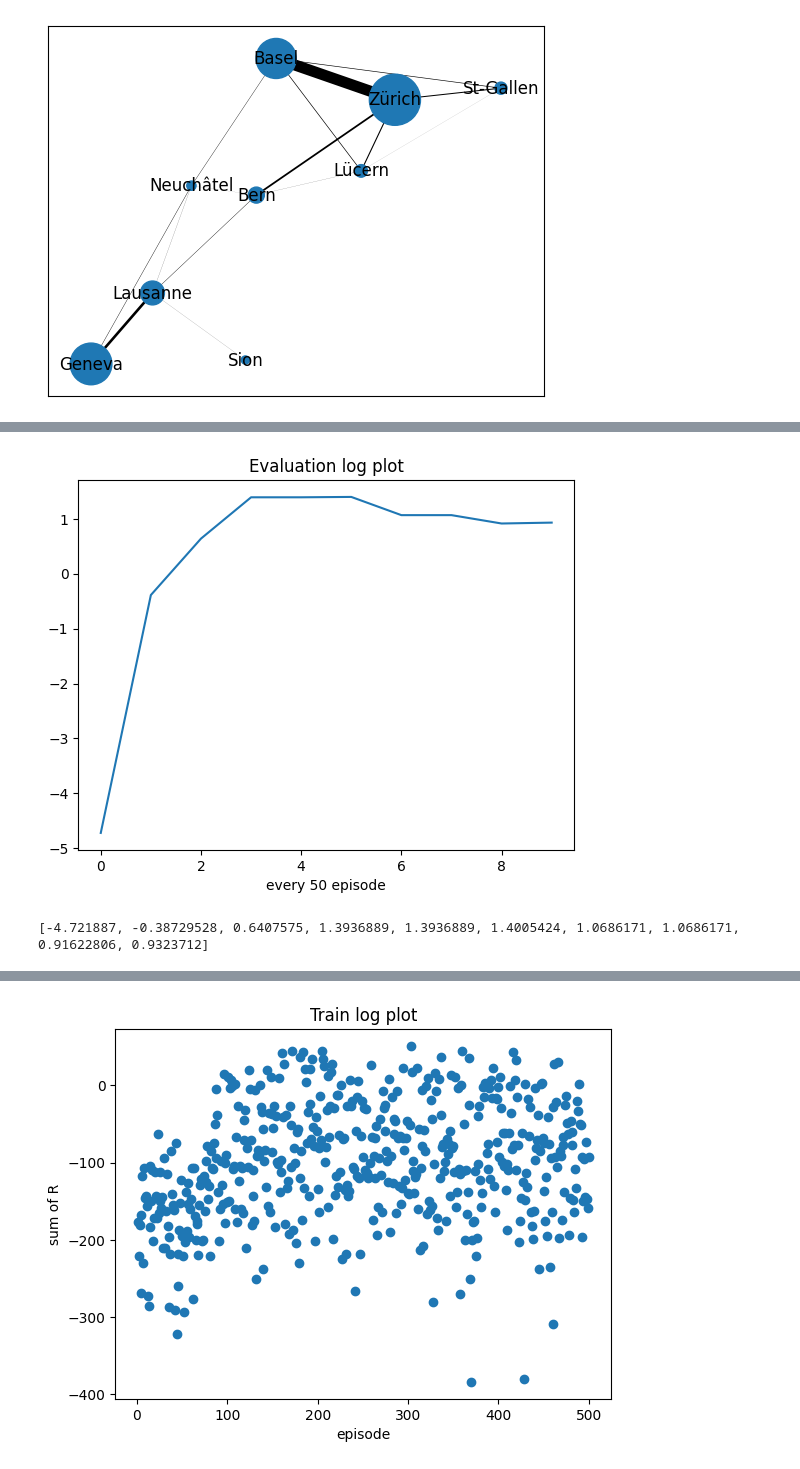
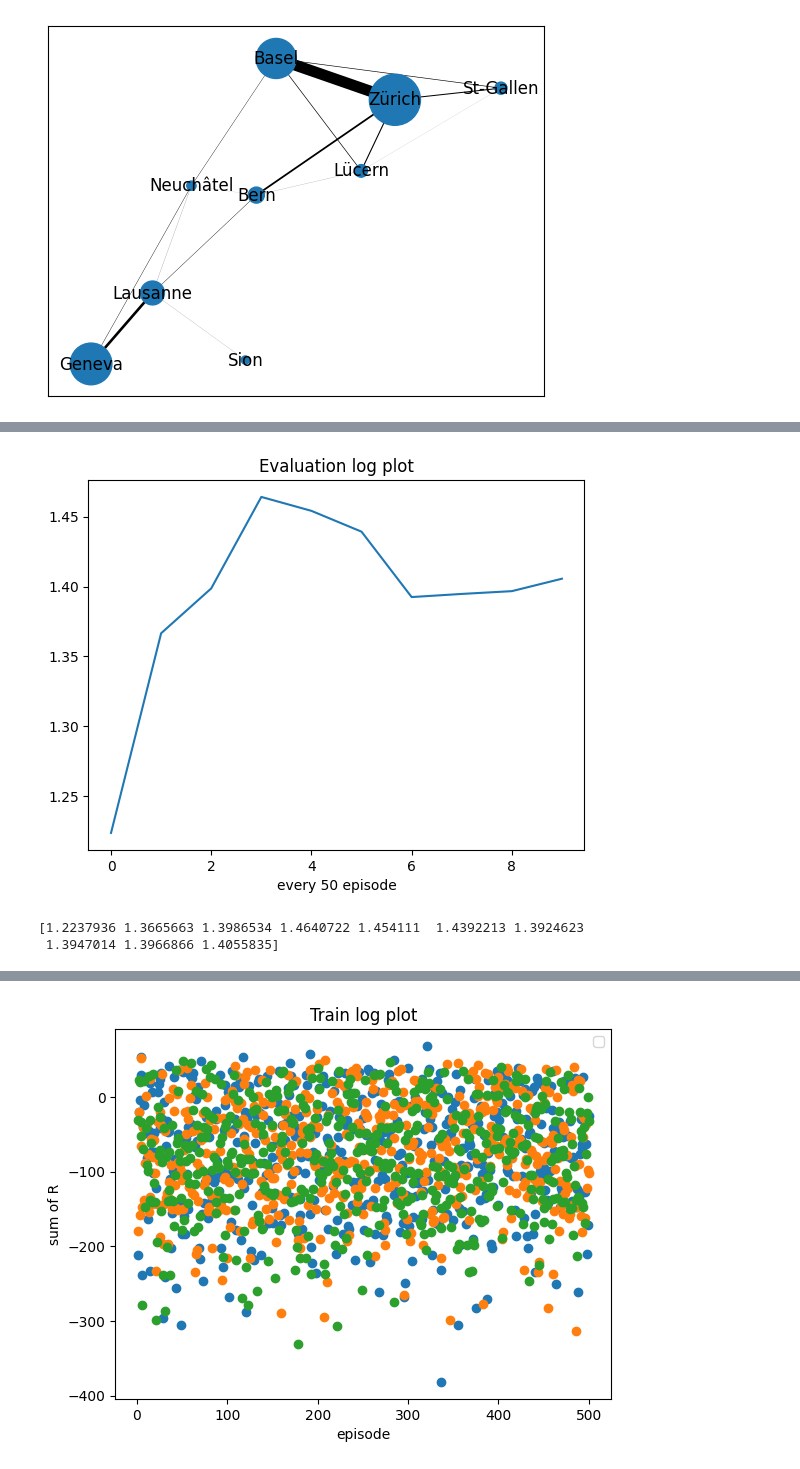
Before and after one commit to dariayakovchuk/Miniproject_DQN, a Jupyter notebook: Miniproject_DQN/notebook.ipynb, the cells around one changed output, grey strips where cells are left out. Saved outputs shown, nothing was run; the diff lists cells and outputs as text; code cells hidden in the pictures.

```diff
--- a/Miniproject_DQN/notebook.ipynb
+++ b/Miniproject_DQN/notebook.ipynb
@@ -154,14 +182,12 @@ plot_all(leftstate = True, leftobs =True, leftactions = False, right_per_city =
 # %%
+# Implementation of Pr. Russo’s Policy (as a python class).
 class RussoAgent(Agent):
-    def __init__(self,  env:Env,
-                # Additionnal parameters to be added here
-                ):
-        """
-        Example agent implementation. Just picks a random action at each time step.
-        """
+    def __init__(self,  env:Env):
         self.env = env
         self.count_confinement = 0
         self.dict = np.array([295000, 900000, 34978, 44531, 830000, 133115, 82000, 76213, 1354000])
+        # dictionary for the population in each city
+        # constant because the population in every city should be constant
 
     def load_model(self, savepath):
         # This is where one would define the routine for loading a pre-trained model
@@ -181,8 +207,8 @@ class RussoAgent(Agent):
 
     def act(self, obs):
         # this takes an observation and returns an action
-        total = np.sum(np.array(obs[0, 0, :, -1])*self.dict)/SCALE
-        if total >= 20000 and self.count_confinement == 0:
+        total = np.sum(np.array(obs[0, 0, :, -1]) * self.dict)/SCALE # calculation of the total amount of infected people
+        if total >= 20000 and self.count_confinement == 0: # Russo's condition
             self.count_confinement = 1
             return 1
         if self.count_confinement == 4:
@@ -395,14 +436,20 @@ for i_episode in range(1, 501):
 # %%
-plt.plot(log_eval)
+eval_log = np.array(log_eval).reshape(3, int(len(log_eval)/3)).mean(axis = 0)
+plt.plot(eval_log)
 plt.title("Evaluation log plot")
 plt.xlabel("every 50 episode")
 plt.show();
-print(log_eval)
+print(eval_log)
 # %% [output]
-[figure, old version]
+[figure, new version]
-[-4.721887, -0.38729528, 0.6407575, 1.3936889, 1.3936889, 1.4005424, 1.0686171, 1.0686171, 0.91622806, 0.9323712]
+[1.2237936 1.3665663 1.3986534 1.4640722 1.454111  1.4392213 1.3924623
+ 1.3947014 1.3966866 1.4055835]
 # %%
-plt.scatter(y = log_train, x = np.arange(1, 501))
+train_log = np.array(log_train).reshape(3, int(len(log_train)/3))
+plt.scatter(y = train_log[0], x = np.arange(1, 501))
+plt.scatter(y = train_log[1], x = np.arange(1, 501))
+plt.scatter(y = train_log[2], x = np.arange(1, 501))
+plt.legend()
 plt.title("Train log plot")
 plt.xlabel("episode")
 plt.ylabel("sum of R")
@@ -411 +459 @@ plt.show();
-[figure, old version]
+[figure, new version]
```
Also changed, not shown: parts of 87 cells of this notebook.
